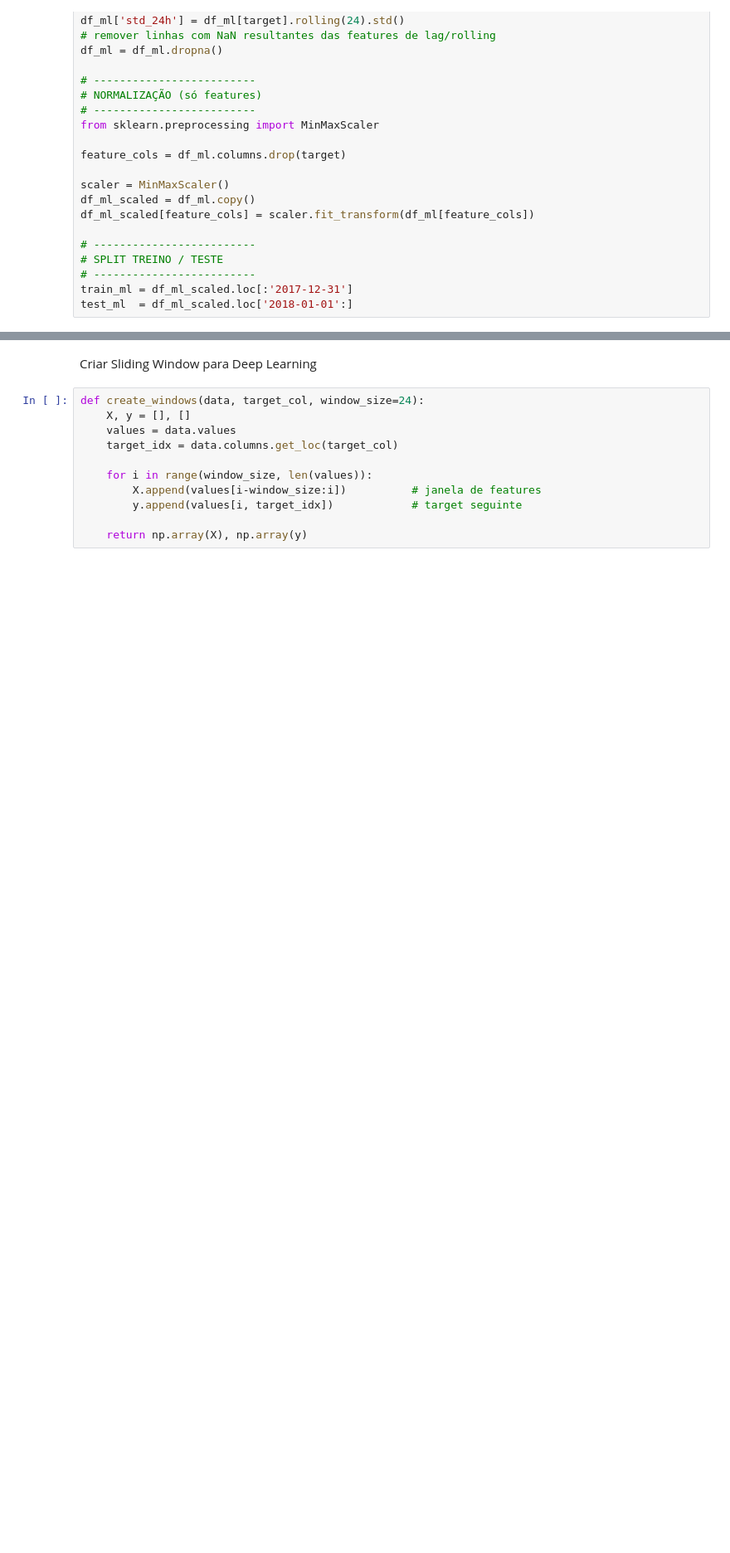
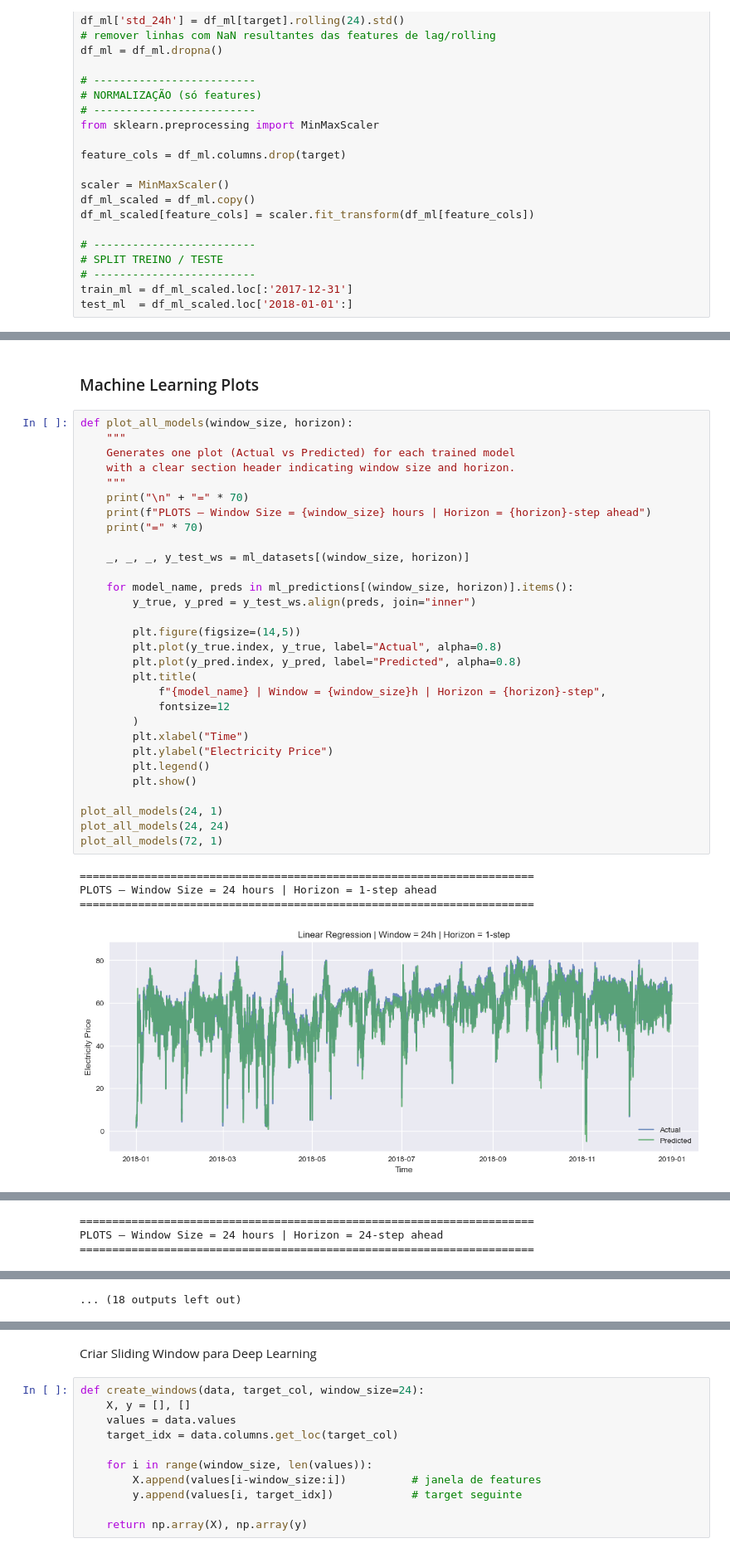
Before and after one commit to 1211882/MINDD_TP2_2025, a Jupyter notebook: project.ipynb, the cells around one changed output, grey strips where cells are left out. Shown at 83% size. Saved outputs shown, nothing was run; the diff lists cells and outputs as text; blank space fills up the shorter version.

Commit message:
added machine learning component  adn titles for separation

```diff
--- a/project.ipynb
+++ b/project.ipynb
@@ -759,0 +1230,37 @@ results_stat
+# %% [markdown]
+### Machine Learning Plots
+# %%
+def plot_all_models(window_size, horizon):
+    """
+    Generates one plot (Actual vs Predicted) for each trained model
+    with a clear section header indicating window size and horizon.
+    """
+    print("\n" + "=" * 70)
+    print(f"PLOTS — Window Size = {window_size} hours | Horizon = {horizon}-step ahead")
+    print("=" * 70)
+
+    _, _, _, y_test_ws = ml_datasets[(window_size, horizon)]
+
+    for model_name, preds in ml_predictions[(window_size, horizon)].items():
+        y_true, y_pred = y_test_ws.align(preds, join="inner")
+
+        plt.figure(figsize=(14,5))
+        plt.plot(y_true.index, y_true, label="Actual", alpha=0.8)
+        plt.plot(y_pred.index, y_pred, label="Predicted", alpha=0.8)
+        plt.title(
+            f"{model_name} | Window = {window_size}h | Horizon = {horizon}-step",
+            fontsize=12
+        )
+        plt.xlabel("Time")
+        plt.ylabel("Electricity Price")
+        plt.legend()
+        plt.show()
+
+plot_all_models(24, 1)
+plot_all_models(24, 24)
+plot_all_models(72, 1)
+# %% [output]
+======================================================================
+PLOTS — Window Size = 24 hours | Horizon = 1-step ahead
+======================================================================
+[figure, added]
@@ -759,0 +1275,3 @@ results_stat
+======================================================================
+PLOTS — Window Size = 24 hours | Horizon = 24-step ahead
+======================================================================
@@ -759,0 +1279 @@ results_stat
+... (18 outputs left out)
```
Also changed, not shown: parts of 45 cells of this notebook.
